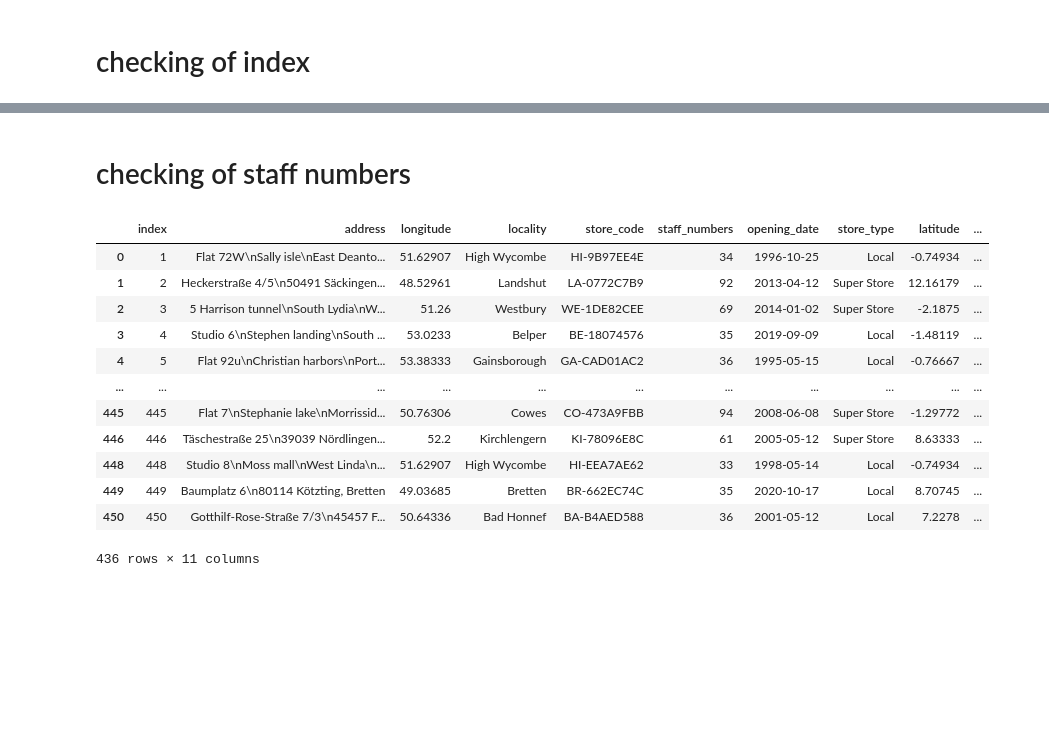
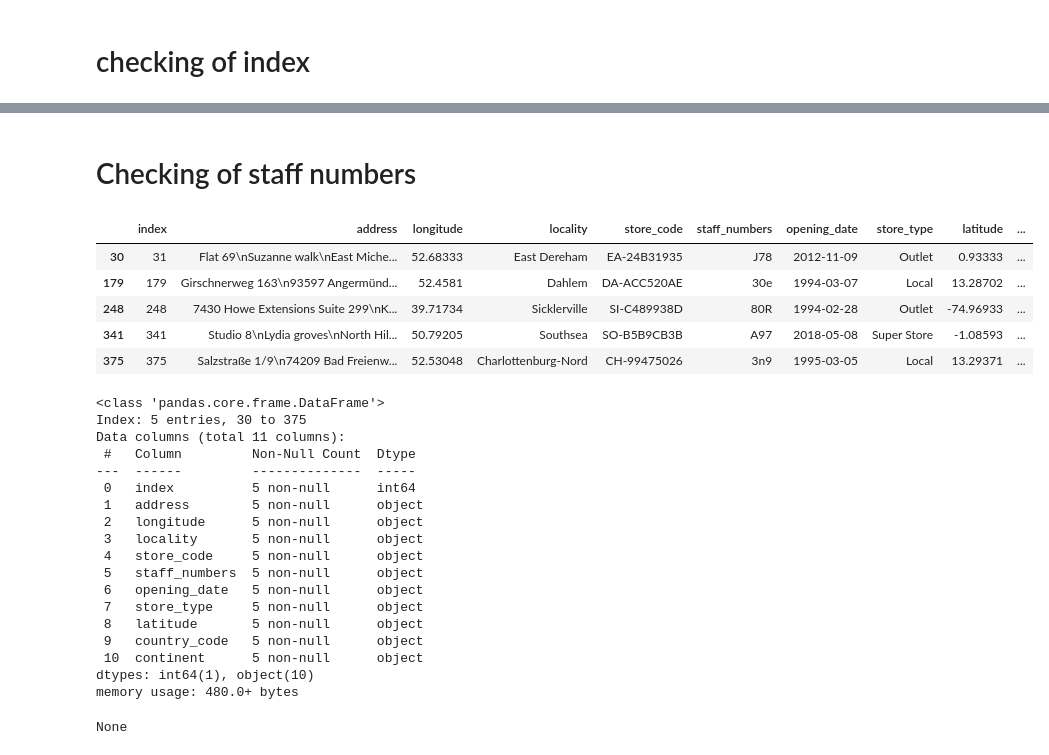
Before and after one commit to chemi5t/multinational-retail-data-centralisation, a Jupyter notebook: legacy_store_details_data.ipynb, the cells around one changed output, grey strips where cells are left out. Drawn from its saved outputs; the diff is of its cells as text; code cells hidden in the pictures; blank space fills up the shorter version.

```diff
--- a/legacy_store_details_data.ipynb
+++ b/legacy_store_details_data.ipynb
@@ -175,0 +150,12 @@ Upto date DataFrame:
+# %%
+import pandas as pd
+
+# Show the rows where "lat" is notnull
+print("Show the rows where \"lat\" is notnull:\n")
+legacy_store_details_df_lat_notnull = legacy_store_details_df[legacy_store_details_df["lat"].notnull()]
+display(legacy_store_details_df_lat_notnull)
+
+# Display information about the DataFrame
+display(legacy_store_details_df_lat_notnull.info())
+
+print("The above show rows where data was found in the \"lat\" column. It can be seen the rows do not have useful data and the rows are to be removed.\n")
@@ -175,0 +197,10 @@ Upto date DataFrame:
+# %%
+# Get the indices of rows to be removed
+rows_to_remove_indices = legacy_store_details_df_lat_notnull.index
+
+# Drop the rows from the original DataFrame
+legacy_store_details_df_filtered = legacy_store_details_df.drop(index=rows_to_remove_indices)
+
+# Display the filtered DataFrame
+print("Filtered DataFrame with rows removed:\n")
+display(legacy_store_details_df_filtered)
@@ -175,0 +230,7 @@ Upto date DataFrame:
+# %%
+# the 'lat' column
+legacy_store_details_df_filtered.drop('lat', axis=1, inplace=True)
+
+# Display the DataFrame after dropping the column
+print("DataFrame after dropping 'lat' column:\n")
+display(legacy_store_details_df_filtered)
@@ -218,41 +315,53 @@ Number of missing values in 'stroke': 0
 # %% [markdown]
-# checking of staff numbers
+# Checking of staff numbers
 # %%
 import pandas as pd
 import re
 
-# Assuming legacy_store_details_df is your DataFrame
 
 # Define a regular expression to match integers without any other special characters
 integer_pattern = re.compile(r'^\d+$')
 
 '''
 ^: Asserts the start of the string.
 \d: Matches any digit (0-9).
 +: Matches one or more occurrences of the preceding element (\d in this case).
 $: Asserts the end of the string.
 '''
 
-# Function to filter rows based on the regular expression
-def filter_non_integers(value):
+# Function to filter column based on the regular expression
+def filter_df_column_for_non_integers(value):
     return bool(integer_pattern.match(str(value)))
 
-# Apply the filter to the 'staff_numbers' column
-legacy_store_details_df_filtered = legacy_store_details_df[legacy_store_details_df['staff_numbers'].apply(filter_non_integers)]
+# Apply the non integer filter to the 'staff_numbers' column and negate the condition using ~
+legacy_store_details_df_sn_excluded = legacy_store_details_df_filtered[~legacy_store_details_df_filtered['staff_numbers'].apply(filter_df_column_for_non_integers)]
 
 # Display the result
-display(legacy_store_details_df_filtered)
+display(legacy_store_details_df_sn_excluded)
+display(legacy_store_details_df_sn_excluded.info())
 # %% [output]
 |  | index | address | longitude | locality | store_code | staff_numbers | opening_date | store_type | latitude | ... |
-| 0 | 1 | Flat 72W\nSally isle\nEast Deanto... | 51.62907 | High Wycombe | HI-9B97EE4E | 34 | 1996-10-25 | Local | -0.74934 | ... |
-| 1 | 2 | Heckerstraße 4/5\n50491 Säckingen... | 48.52961 | Landshut | LA-0772C7B9 | 92 | 2013-04-12 | Super Store | 12.16179 | ... |
-| 2 | 3 | 5 Harrison tunnel\nSouth Lydia\nW... | 51.26 | Westbury | WE-1DE82CEE | 69 | 2014-01-02 | Super Store | -2.1875 | ... |
-| 3 | 4 | Studio 6\nStephen landing\nSouth ... | 53.0233 | Belper | BE-18074576 | 35 | 2019-09-09 | Local | -1.48119 | ... |
-| 4 | 5 | Flat 92u\nChristian harbors\nPort... | 53.38333 | Gainsborough | GA-CAD01AC2 | 36 | 1995-05-15 | Local | -0.76667 | ... |
-| ... | ... | ... | ... | ... | ... | ... | ... | ... | ... | ... |
-| 445 | 445 | Flat 7\nStephanie lake\nMorrissid... | 50.76306 | Cowes | CO-473A9FBB | 94 | 2008-06-08 | Super Store | -1.29772 | ... |
-| 446 | 446 | Täschestraße 25\n39039 Nördlingen... | 52.2 | Kirchlengern | KI-78096E8C | 61 | 2005-05-12 | Super Store | 8.63333 | ... |
-| 448 | 448 | Studio 8\nMoss mall\nWest Linda\n... | 51.62907 | High Wycombe | HI-EEA7AE62 | 33 | 1998-05-14 | Local | -0.74934 | ... |
-| 449 | 449 | Baumplatz 6\n80114 Kötzting, Bretten | 49.03685 | Bretten | BR-662EC74C | 35 | 2020-10-17 | Local | 8.70745 | ... |
-| 450 | 450 | Gotthilf-Rose-Straße 7/3\n45457 F... | 50.64336 | Bad Honnef | BA-B4AED588 | 36 | 2001-05-12 | Local | 7.2278 | ... |
+| 30 | 31 | Flat 69\nSuzanne walk\nEast Miche... | 52.68333 | East Dereham | EA-24B31935 | J78 | 2012-11-09 | Outlet | 0.93333 | ... |
+| 179 | 179 | Girschnerweg 163\n93597 Angermünd... | 52.4581 | Dahlem | DA-ACC520AE | 30e | 1994-03-07 | Local | 13.28702 | ... |
+| 248 | 248 | 7430 Howe Extensions Suite 299\nK... | 39.71734 | Sicklerville | SI-C489938D | 80R | 1994-02-28 | Outlet | -74.96933 | ... |
+| 341 | 341 | Studio 8\nLydia groves\nNorth Hil... | 50.79205 | Southsea | SO-B5B9CB3B | A97 | 2018-05-08 | Super Store | -1.08593 | ... |
+| 375 | 375 | Salzstraße 1/9\n74209 Bad Freienw... | 52.53048 | Charlottenburg-Nord | CH-99475026 | 3n9 | 1995-03-05 | Local | 13.29371 | ... |
-436 rows × 11 columns
+<class 'pandas.core.frame.DataFrame'>
+Index: 5 entries, 30 to 375
+Data columns (total 11 columns):
+ #   Column         Non-Null Count  Dtype
+---  ------         --------------  -----
+ 0   index          5 non-null      int64
+ 1   address        5 non-null      object
+ 2   longitude      5 non-null      object
+ 3   locality       5 non-null      object
+ 4   store_code     5 non-null      object
+ 5   staff_numbers  5 non-null      object
+ 6   opening_date   5 non-null      object
+ 7   store_type     5 non-null      object
+ 8   latitude       5 non-null      object
+ 9   country_code   5 non-null      object
+ 10  continent      5 non-null      object
+dtypes: int64(1), object(10)
+memory usage: 480.0+ bytes
+None
```
Also changed, not shown: parts of 35 cells of this notebook, 8 other files.
